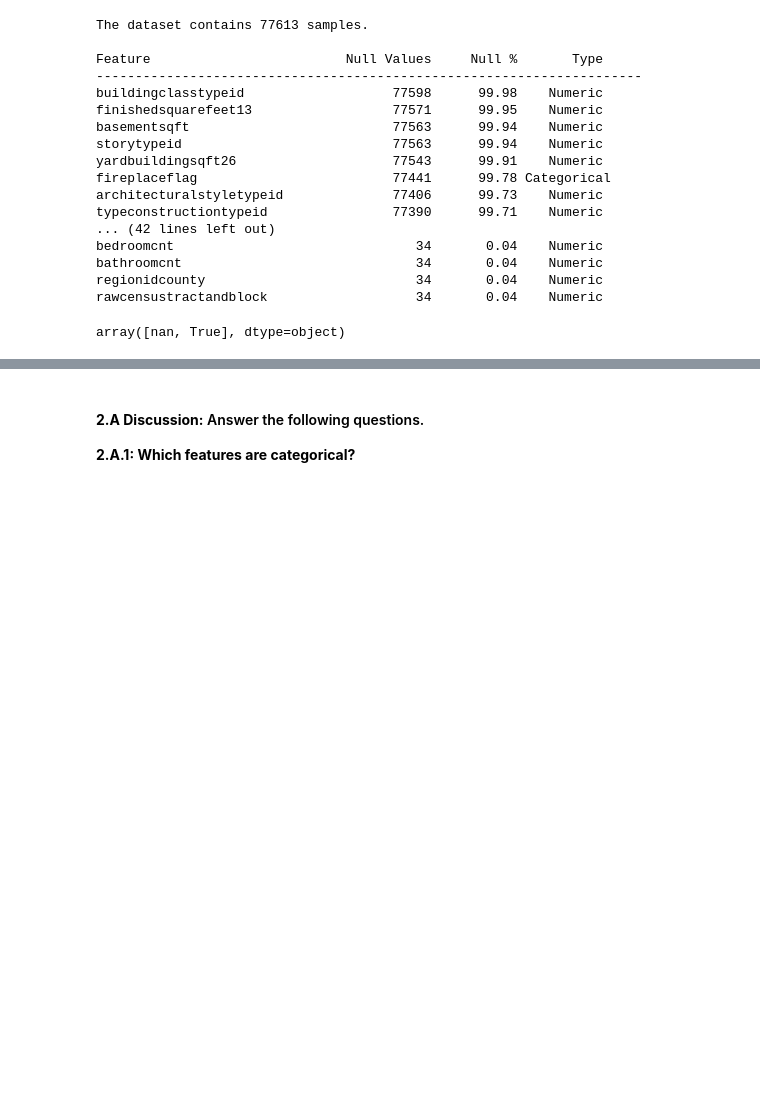
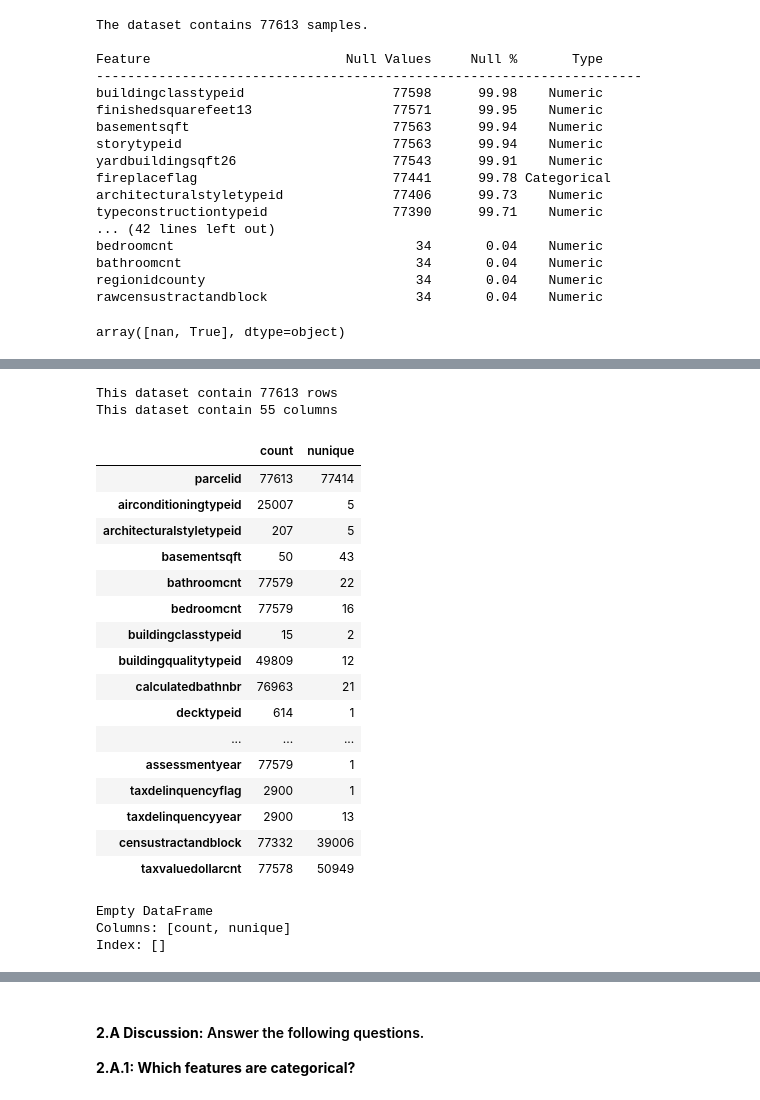
Before and after one commit to LeeMcFarling/Module_3_Milestone_1, a Jupyter notebook: Milestone_01.ipynb, the cells around one changed output, grey strips where cells are left out. Saved outputs shown, nothing was run; the diff lists cells and outputs as text; code cells hidden in the pictures; blank space fills up the shorter version.

```diff
--- a/Milestone_01.ipynb
+++ b/Milestone_01.ipynb
@@ -251,0 +273,34 @@ array([nan, True], dtype=object)
+# %%
+print(f"This dataset contain {df.shape[0]} rows")
+print(f"This dataset contain {df.shape[1]} columns")
+
+# basic aggregates
+data_profiling = df.agg(['count', 'nunique']).transpose()
+data_profiling
+# %% [output]
+This dataset contain 77613 rows
+This dataset contain 55 columns
+|  | count | nunique |
+| parcelid | 77613 | 77414 |
+| airconditioningtypeid | 25007 | 5 |
+| architecturalstyletypeid | 207 | 5 |
+| basementsqft | 50 | 43 |
+| bathroomcnt | 77579 | 22 |
+| bedroomcnt | 77579 | 16 |
+| buildingclasstypeid | 15 | 2 |
+| buildingqualitytypeid | 49809 | 12 |
+| calculatedbathnbr | 76963 | 21 |
+| decktypeid | 614 | 1 |
+| ... | ... | ... |
+| assessmentyear | 77579 | 1 |
+| taxdelinquencyflag | 2900 | 1 |
+| taxdelinquencyyear | 2900 | 13 |
+| censustractandblock | 77332 | 39006 |
+| taxvaluedollarcnt | 77578 | 50949 |
+# %%
+data_profiling_unique_columns = data_profiling[data_profiling['count'] == data_profiling['nunique']]
+print(data_profiling_unique_columns)
+# %% [output]
+Empty DataFrame
+Columns: [count, nunique]
+Index: []
```
Also changed, not shown: parts of 10 cells of this notebook.
